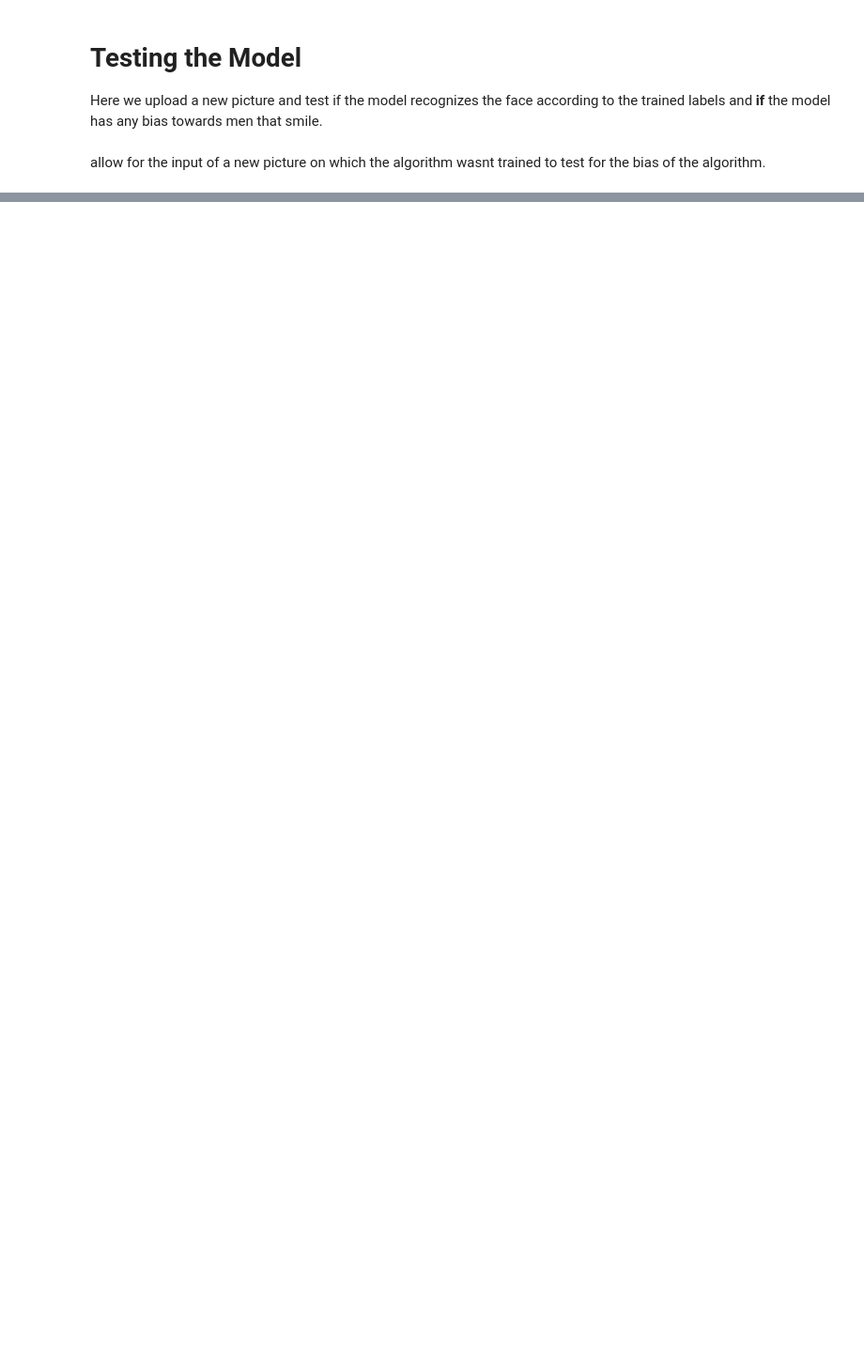
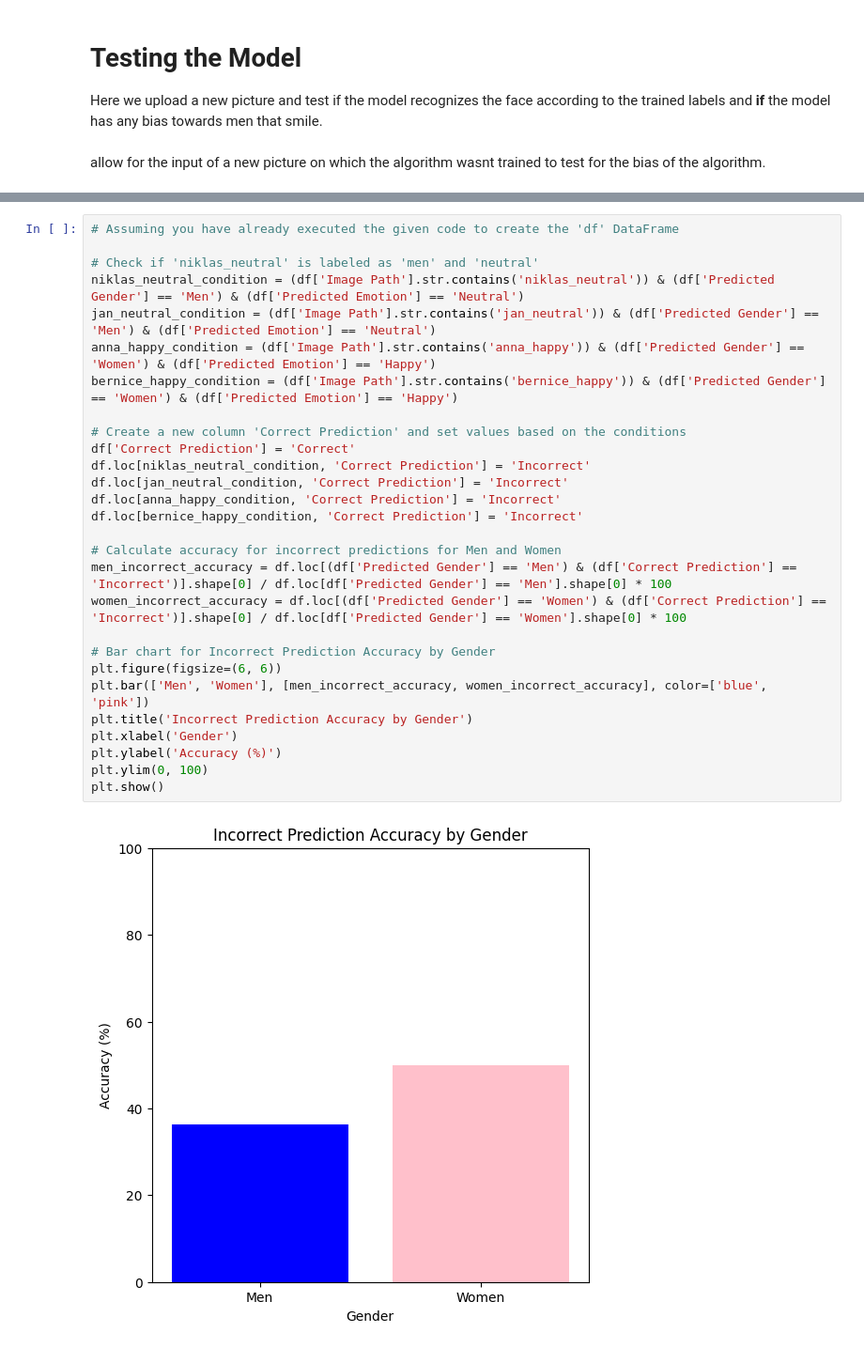
Before and after one commit to NiklasElsaesser/FaceBias, a Jupyter notebook: bias_testing.ipynb, the cells around one changed output, grey strips where cells are left out. Shown: that part at 94% size. Saved outputs shown, nothing was run; the diff lists cells and outputs as text; blank space fills up the shorter version.

```diff
--- a/bias_testing.ipynb
+++ b/bias_testing.ipynb
@@ -67,0 +235,30 @@ Predicted Emotion: Happy
+# %%
+# Assuming you have already executed the given code to create the 'df' DataFrame
+
+# Check if 'niklas_neutral' is labeled as 'men' and 'neutral'
+niklas_neutral_condition = (df['Image Path'].str.contains('niklas_neutral')) & (df['Predicted Gender'] == 'Men') & (df['Predicted Emotion'] == 'Neutral')
+jan_neutral_condition = (df['Image Path'].str.contains('jan_neutral')) & (df['Predicted Gender'] == 'Men') & (df['Predicted Emotion'] == 'Neutral')
+anna_happy_condition = (df['Image Path'].str.contains('anna_happy')) & (df['Predicted Gender'] == 'Women') & (df['Predicted Emotion'] == 'Happy')
+bernice_happy_condition = (df['Image Path'].str.contains('bernice_happy')) & (df['Predicted Gender'] == 'Women') & (df['Predicted Emotion'] == 'Happy')
+
+# Create a new column 'Correct Prediction' and set values based on the conditions
+df['Correct Prediction'] = 'Correct'
+df.loc[niklas_neutral_condition, 'Correct Prediction'] = 'Incorrect'
+df.loc[jan_neutral_condition, 'Correct Prediction'] = 'Incorrect'
+df.loc[anna_happy_condition, 'Correct Prediction'] = 'Incorrect'
+df.loc[bernice_happy_condition, 'Correct Prediction'] = 'Incorrect'
+
+# Calculate accuracy for incorrect predictions for Men and Women
+men_incorrect_accuracy = df.loc[(df['Predicted Gender'] == 'Men') & (df['Correct Prediction'] == 'Incorrect')].shape[0] / df.loc[df['Predicted Gender'] == 'Men'].shape[0] * 100
+women_incorrect_accuracy = df.loc[(df['Predicted Gender'] == 'Women') & (df['Correct Prediction'] == 'Incorrect')].shape[0] / df.loc[df['Predicted Gender'] == 'Women'].shape[0] * 100
+
+# Bar chart for Incorrect Prediction Accuracy by Gender
+plt.figure(figsize=(6, 6))
+plt.bar(['Men', 'Women'], [men_incorrect_accuracy, women_incorrect_accuracy], color=['blue', 'pink'])
+plt.title('Incorrect Prediction Accuracy by Gender')
+plt.xlabel('Gender')
+plt.ylabel('Accuracy (%)')
+plt.ylim(0, 100)
+plt.show()
+# %% [output]
+[figure, added]
```
Also changed, not shown: parts of 10 cells of this notebook.
